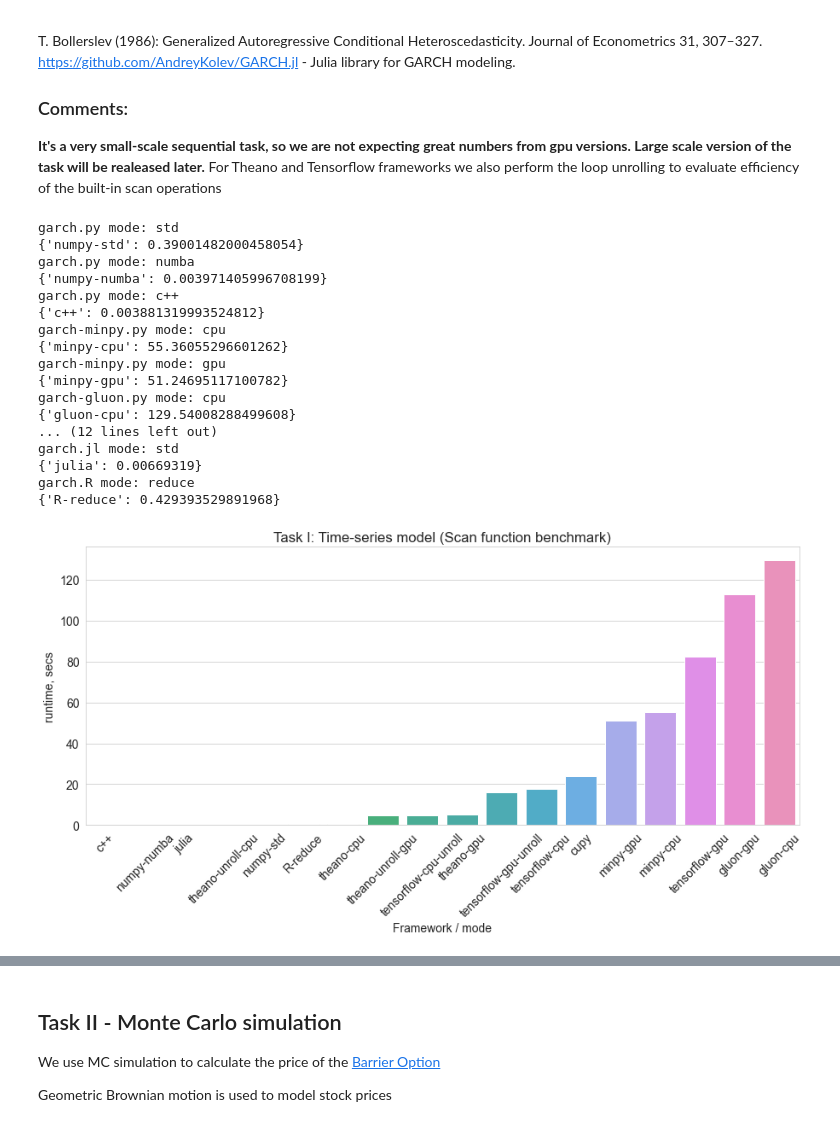
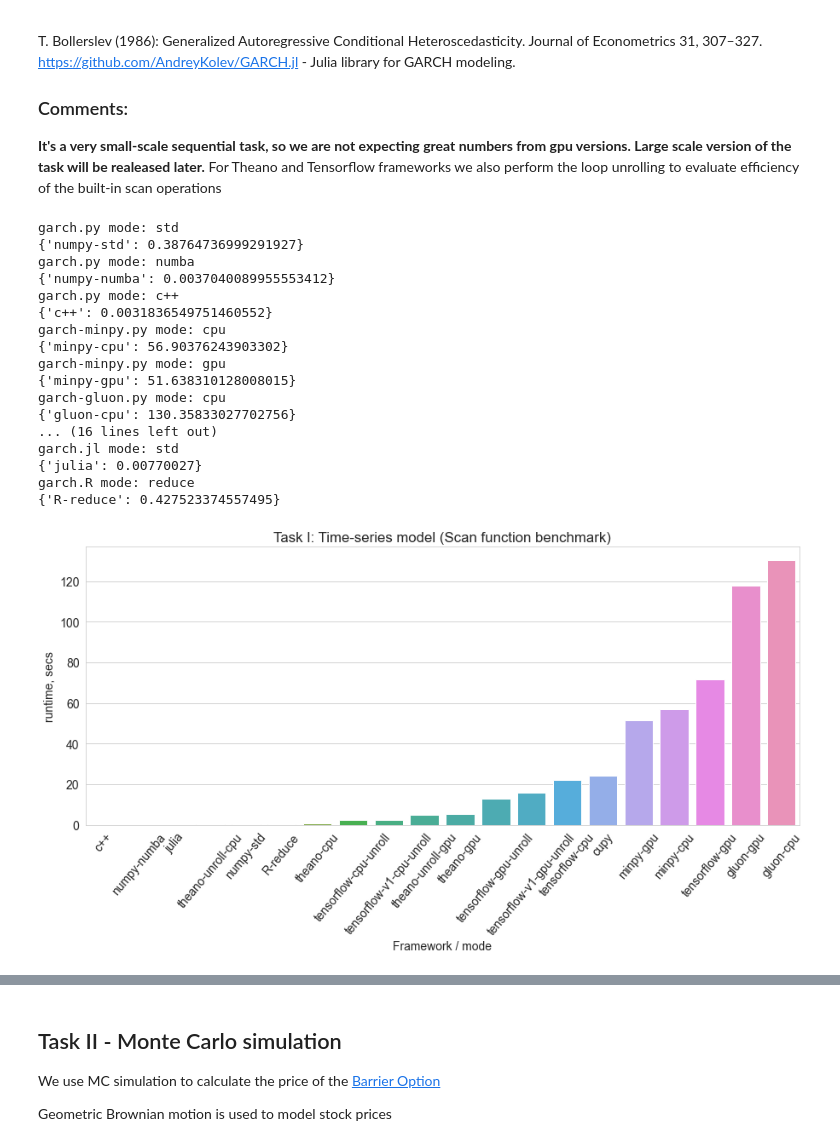
Before and after one commit to AndreyKolev/MLLibMark, a Jupyter notebook: benchmark.ipynb, the cells around one changed output, grey strips where cells are left out. Saved outputs shown, nothing was run; the diff lists cells and outputs as text; code cells hidden in the pictures.

```diff
--- a/benchmark.ipynb
+++ b/benchmark.ipynb
@@ -105,6 +110,7 @@ versions = {'garch.py': ['std', 'numba', 'c++'],
             'garch-cupy.py': ['std'],
             'garch-theano.py': ['cpu', 'gpu'],
             'garch-tf.py': ['cpu', 'gpu'],
+            'garch-tf-v1.py': ['cpu', 'gpu'],
             'garch.jl': ['std'],
             'garch.R': ['reduce']}
 
@@ -116,39 +122,39 @@ for version, modes in versions.items():
             results['garch'].update(result_json)
 # %% [output]
 garch.py mode: std
-{'numpy-std': 0.39001482000458054}
+{'numpy-std': 0.38764736999291927}
 garch.py mode: numba
-{'numpy-numba': 0.003971405996708199}
+{'numpy-numba': 0.0037040089955553412}
 garch.py mode: c++
-{'c++': 0.003881319993524812}
+{'c++': 0.0031836549751460552}
 garch-minpy.py mode: cpu
-{'minpy-cpu': 55.36055296601262}
+{'minpy-cpu': 56.90376243903302}
 garch-minpy.py mode: gpu
-{'minpy-gpu': 51.24695117100782}
+{'minpy-gpu': 51.638310128008015}
 garch-gluon.py mode: cpu
-{'gluon-cpu': 129.54008288499608}
-... (12 lines left out)
+{'gluon-cpu': 130.35833027702756}
+... (16 lines left out)
 garch.jl mode: std
-{'julia': 0.00669319}
+{'julia': 0.00770027}
 garch.R mode: reduce
-{'R-reduce': 0.429393529891968}
+{'R-reduce': 0.427523374557495}
 # %%
 def plot_results(results, title, topn=None):
     sns.set_style("whitegrid")
     sns.mpl.rcParams['figure.figsize'] = (15, 6)
     sns.mpl.rcParams['font.size'] = 14
-    plt.xticks(rotation=45)
+    plt.xticks(rotation=50)
     results_sorted = sorted(results.items(), key=lambda x: x[1])
     if topn is None:
         plot = sns.barplot([x[0] for x in results_sorted], [x[1] for x in results_sorted])
     else:
         plot = sns.barplot([x[0] for x in results_sorted[:topn]], [x[1] for x in results_sorted[:topn]])
     plot.set_title(title)
     plot.set(xlabel='Framework / mode', ylabel='runtime, secs');
 
 plot_results(results['garch'], 'Task I: Time-series model (Scan function benchmark)')
 # %% [output]
-[figure, old version]
+[figure, new version]
 # %%
 plot_results(results['garch'], 'Task I: Time-series model (Scan function benchmark)\nTop 5 results', 5)
 # %% [output]
```
Also changed, not shown: parts of 8 cells of this notebook, 7 other files.
